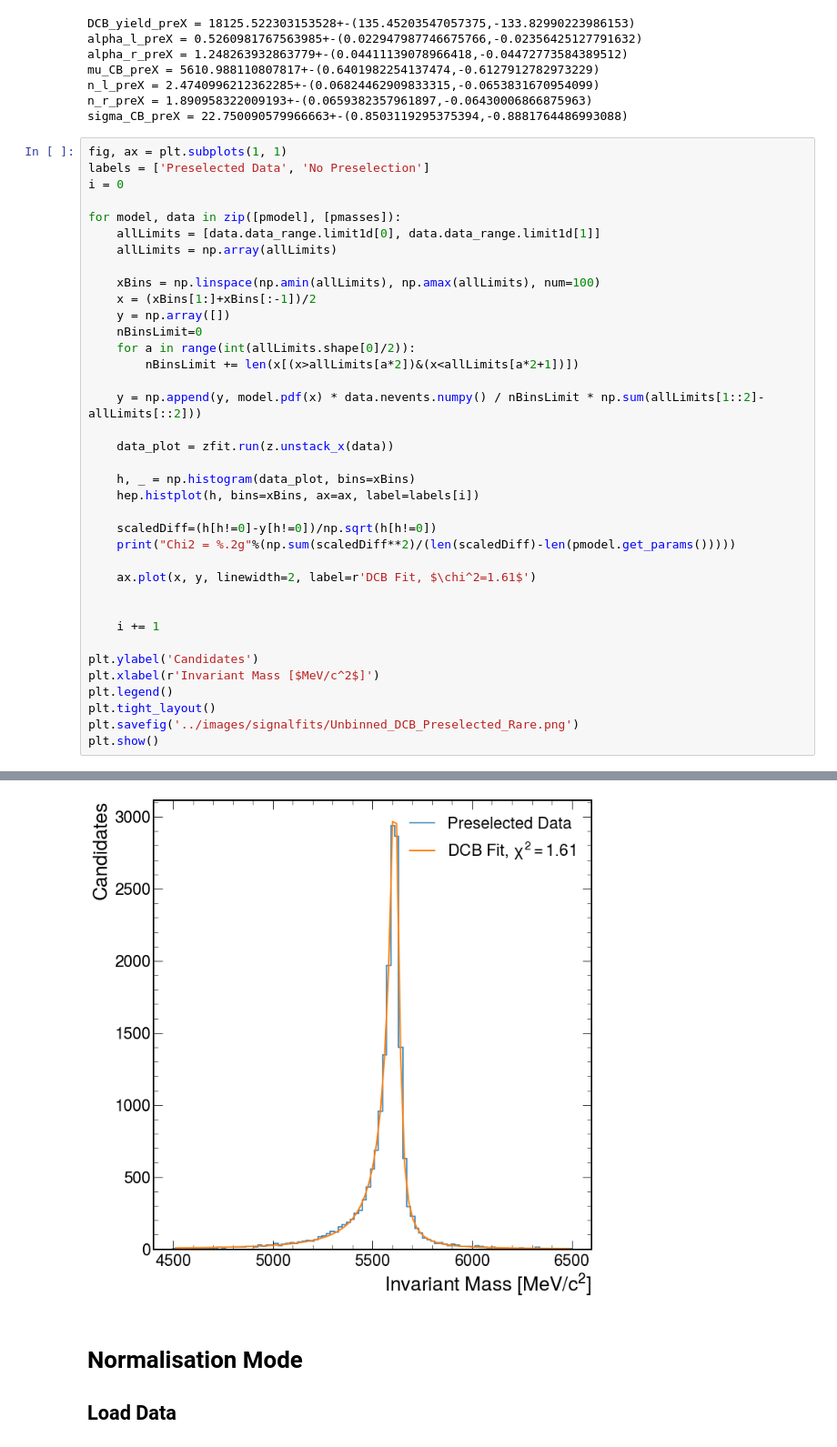
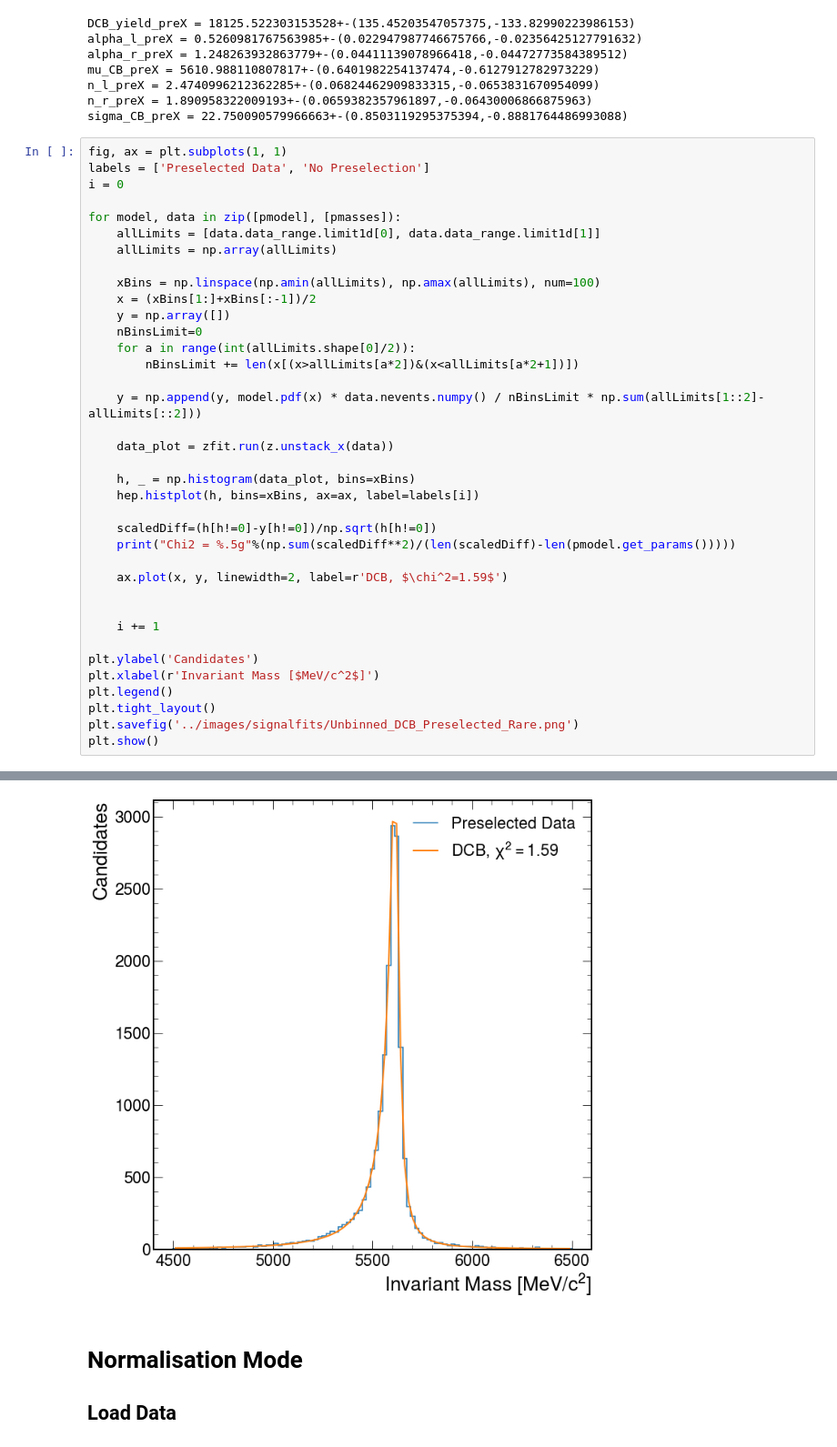
Before and after one commit to ChandlerKenworthy/Y4RareDecayProject, a Jupyter notebook: signal_fitting/doubleCBzfit.ipynb, the cells around one changed output, grey strips where cells are left out. Shown at 91% size. Saved outputs shown, nothing was run; the diff lists cells and outputs as text.

```diff
--- a/signal_fitting/doubleCBzfit.ipynb
+++ b/signal_fitting/doubleCBzfit.ipynb
@@ -115,9 +122,9 @@ for model, data in zip([pmodel], [pmasses]):
     hep.histplot(h, bins=xBins, ax=ax, label=labels[i])
 
     scaledDiff=(h[h!=0]-y[h!=0])/np.sqrt(h[h!=0])
-    print("Chi2 = %.2g"%(np.sum(scaledDiff**2)/(len(scaledDiff)-len(pmodel.get_params()))))
+    print("Chi2 = %.5g"%(np.sum(scaledDiff**2)/(len(scaledDiff)-len(pmodel.get_params()))))
 
-    ax.plot(x, y, linewidth=2, label=r'DCB Fit, $\chi^2=1.61$')
+    ax.plot(x, y, linewidth=2, label=r'DCB, $\chi^2=1.59$')
 
 
     i += 1
@@ -133,4 +140,4 @@ Chi2 = 1.6
-[figure, old version]
+[figure, new version]
 # %% [markdown]
 # Normalisation Mode
 ## Load Data
```
Also changed, not shown: parts of 7 cells of this notebook, 6 other files.
